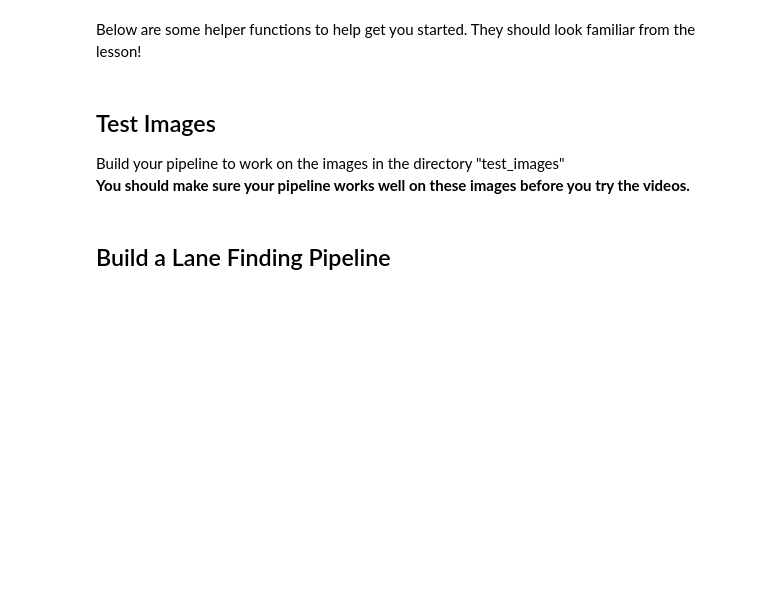
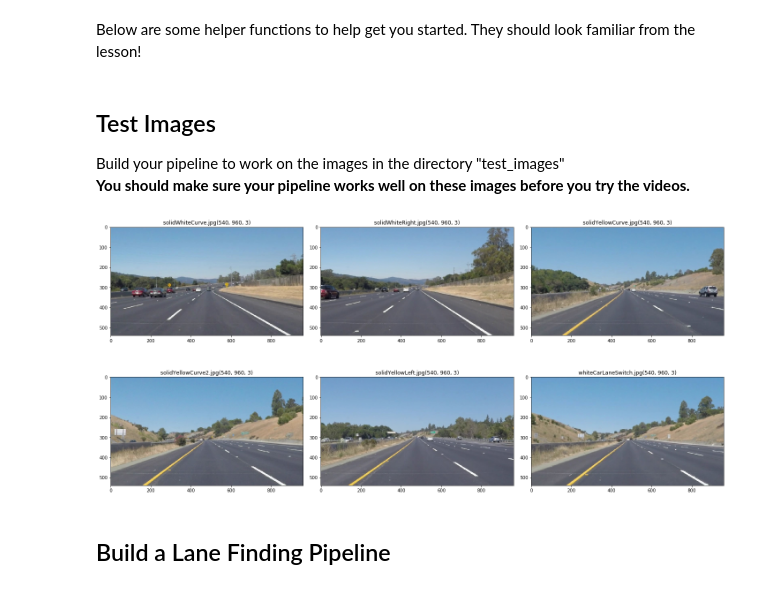
Before and after one commit to MyGitHubSite/Udacity-CarND-Project-1-Finding-Lane-Lines, a Jupyter notebook: P1.ipynb, the cells around one changed output. Drawn from its saved outputs; the diff is of its cells as text; code cells hidden in the pictures; blank space fills up the shorter version.

```diff
--- a/P1.ipynb
+++ b/P1.ipynb
@@ -179,3 +320,10 @@ os.listdir("test_images/")
+# %%
+import os
+names = os.listdir("test_images/")
+images = list(map(lambda image: mpimg.imread("test_images/"+image), names))
+plot_images(images, names, cols=3)
+# %% [output]
+[figure, added]
 # %% [markdown]
 ## Build a Lane Finding Pipeline
 # %% [markdown]
```
Also changed, not shown: parts of 16 cells of this notebook, 3 other files.
